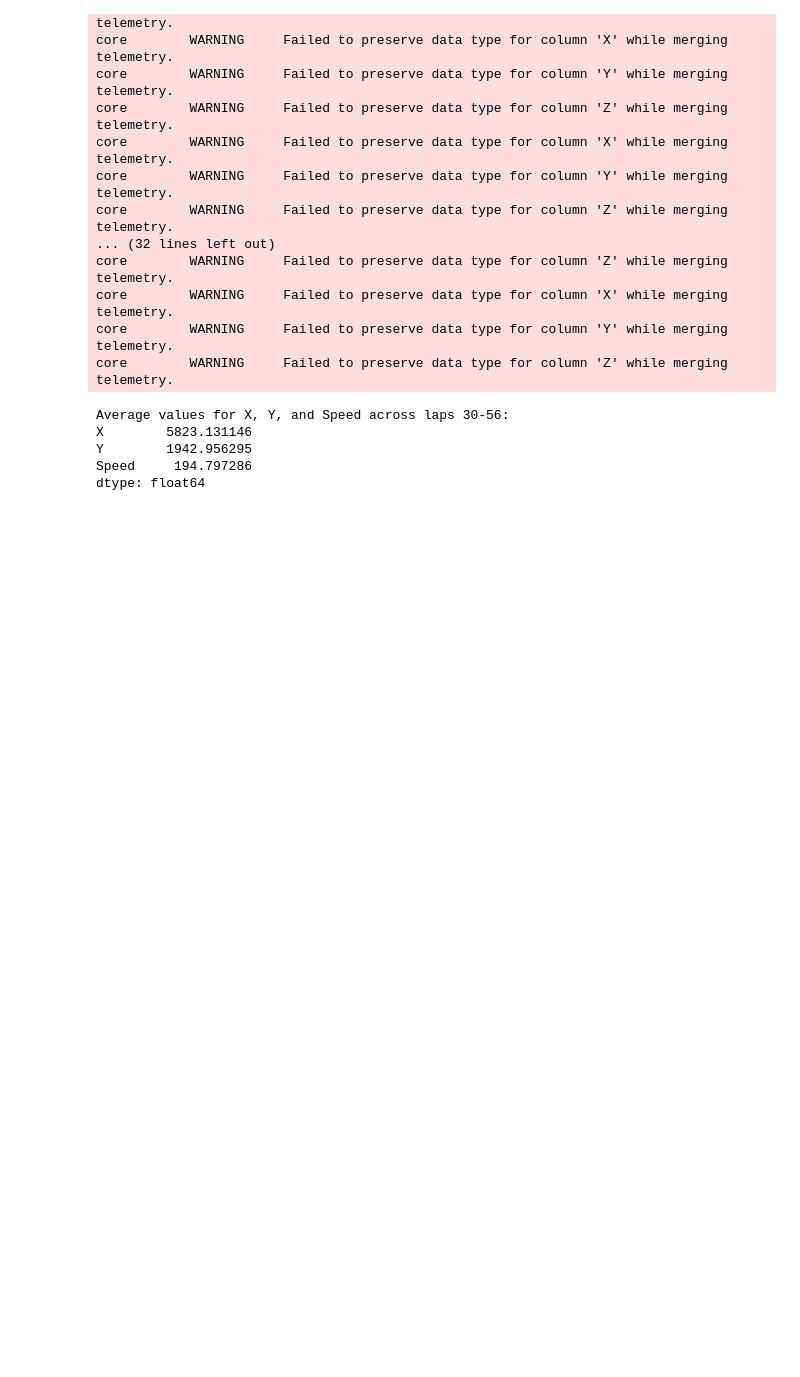
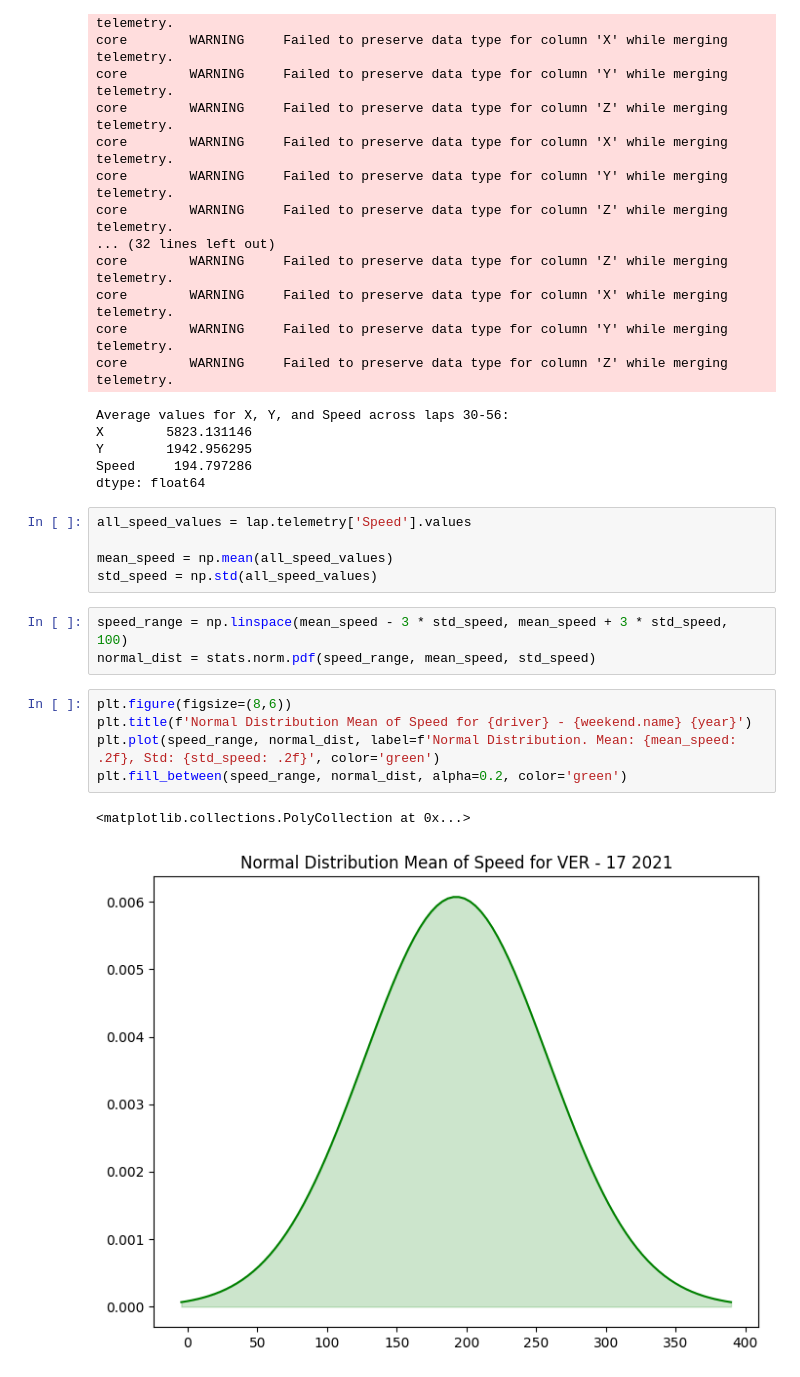
Before and after one commit to FormulaRYE/F1_Data, a Jupyter notebook: DriverTyreSpeedAverages/Verstappen/Verstappen.ipynb, the cells around one changed output. Drawn from its saved outputs; the diff is of its cells as text; blank space fills up the shorter version.

```diff
--- a/DriverTyreSpeedAverages/Verstappen/Verstappen.ipynb
+++ b/DriverTyreSpeedAverages/Verstappen/Verstappen.ipynb
@@ -216,3 +200,19 @@ X        5823.131146
 Y        1942.956295
 Speed     194.797286
 dtype: float64
+# %%
+all_speed_values = lap.telemetry['Speed'].values
+
+mean_speed = np.mean(all_speed_values)
+std_speed = np.std(all_speed_values)
+# %%
+speed_range = np.linspace(mean_speed - 3 * std_speed, mean_speed + 3 * std_speed, 100)
+normal_dist = stats.norm.pdf(speed_range, mean_speed, std_speed)
+# %%
+plt.figure(figsize=(8,6))
+plt.title(f'Normal Distribution Mean of Speed for {driver} - {weekend.name} {year}')
+plt.plot(speed_range, normal_dist, label=f'Normal Distribution. Mean: {mean_speed: .2f}, Std: {std_speed: .2f}', color='green')
+plt.fill_between(speed_range, normal_dist, alpha=0.2, color='green')
+# %% [output]
+<matplotlib.collections.PolyCollection at 0x...>
+[figure, added]
```
Also changed, not shown: parts of 5 cells of this notebook, 1 other file.
